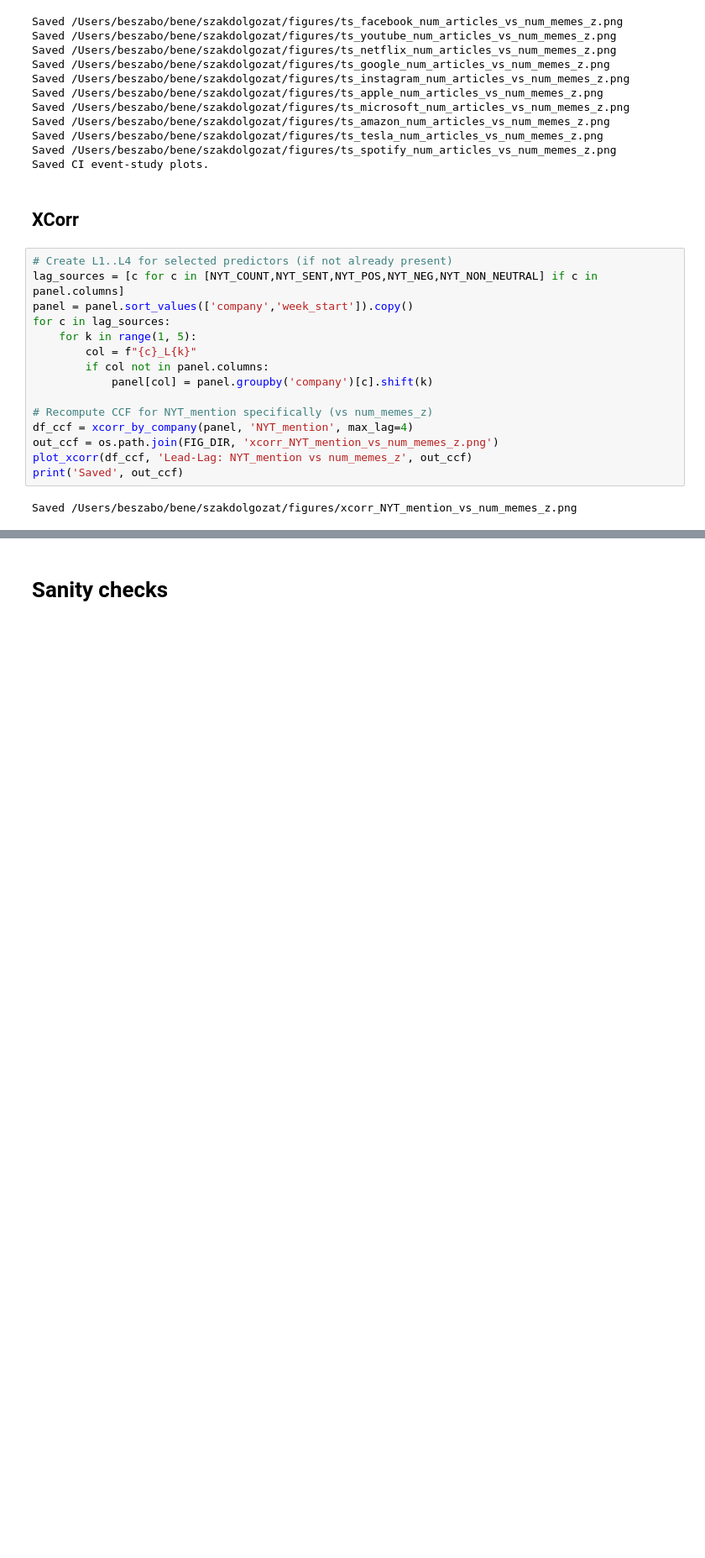
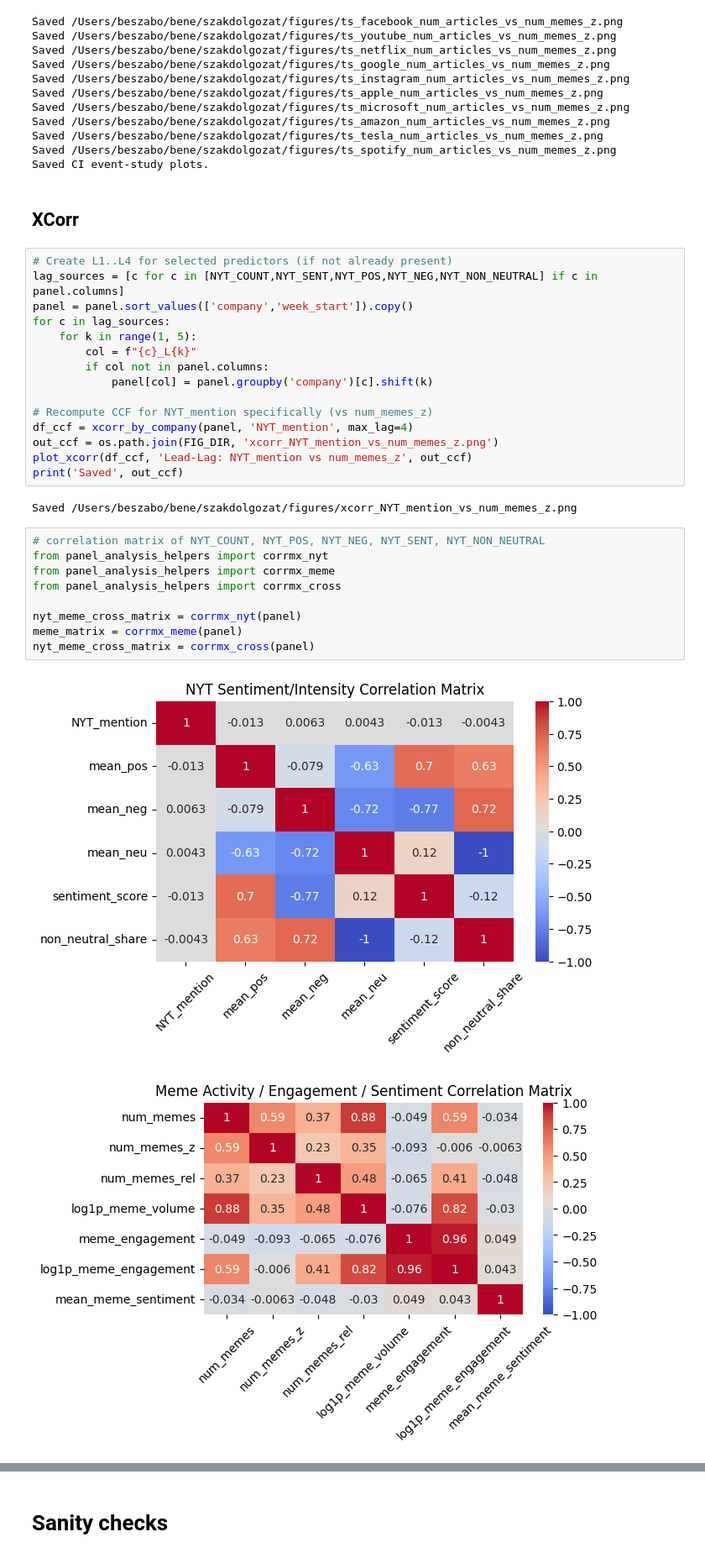
Before and after one commit to dil-beszabo/szakdolgozat, a Jupyter notebook: code/panel_analysis_workflow.ipynb, the cells around one changed output, grey strips where cells are left out. Shown at 84% size. Saved outputs shown, nothing was run; the diff lists cells and outputs as text; blank space fills up the shorter version.

```diff
--- a/code/panel_analysis_workflow.ipynb
+++ b/code/panel_analysis_workflow.ipynb
@@ -139,3 +139,15 @@ plot_xcorr(df_ccf, 'Lead-Lag: NYT_mention vs num_memes_z', out_ccf)
 print('Saved', out_ccf)
 # %% [output]
 Saved /Users/beszabo/bene/szakdolgozat/figures/xcorr_NYT_mention_vs_num_memes_z.png
+# %%
+# correlation matrix of NYT_COUNT, NYT_POS, NYT_NEG, NYT_SENT, NYT_NON_NEUTRAL
+from panel_analysis_helpers import corrmx_nyt
+from panel_analysis_helpers import corrmx_meme
+from panel_analysis_helpers import corrmx_cross
+
+nyt_meme_cross_matrix = corrmx_nyt(panel)
+meme_matrix = corrmx_meme(panel)
+nyt_meme_cross_matrix = corrmx_cross(panel)
+# %% [output]
+[figure, added]
+[figure, added]
```
Also changed, not shown: parts of 5 cells of this notebook, 15 other files.
